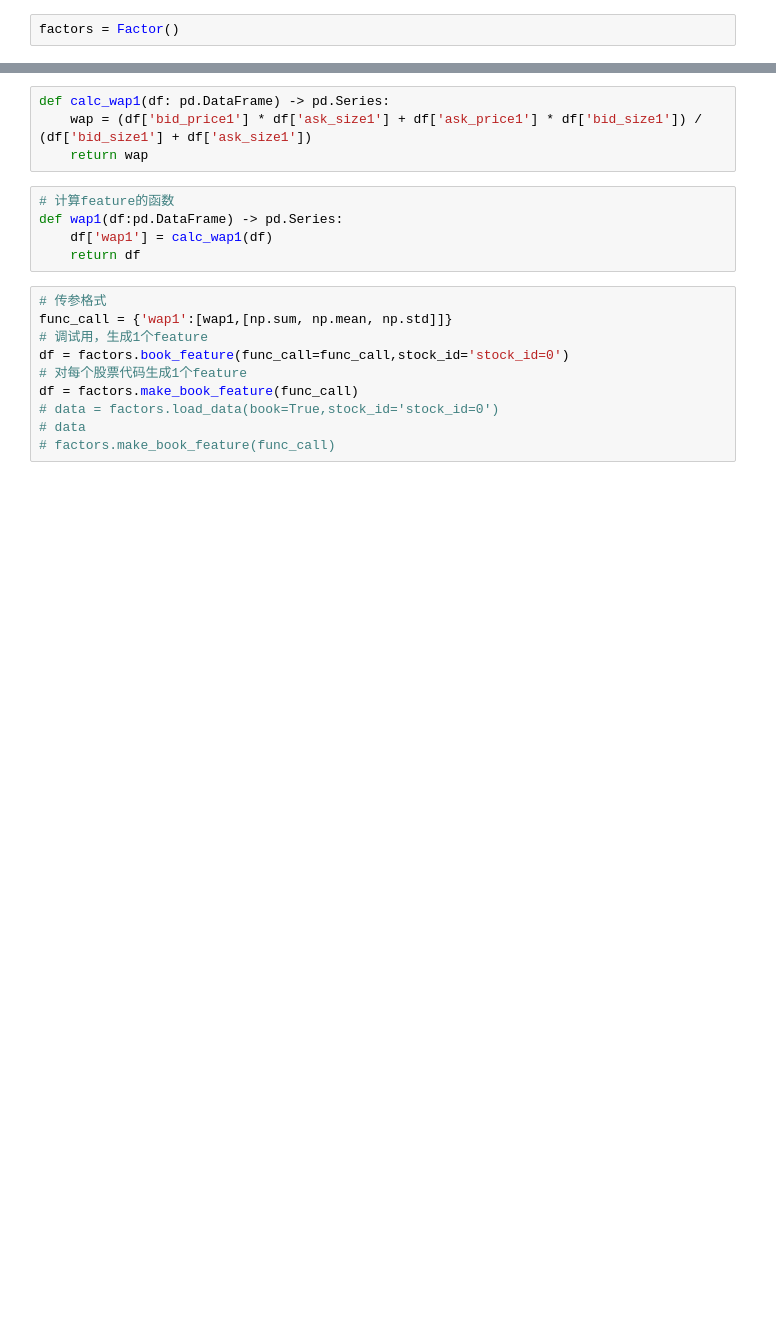
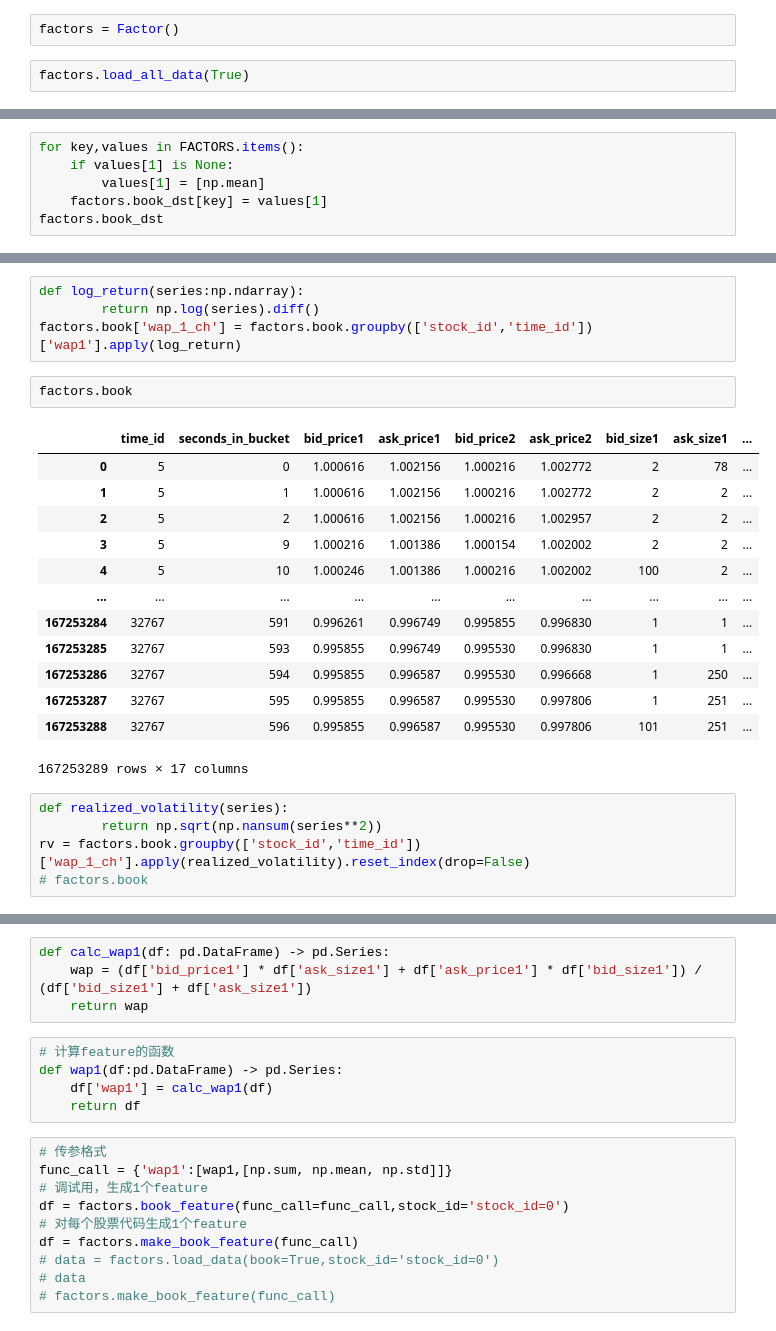
Before and after one commit to Maroon1989/RV_CIS_4190, a Jupyter notebook: fac_cal_demo.ipynb, the cells around one changed output, grey strips where cells are left out. Drawn from its saved outputs; the diff is of its cells as text; blank space fills up the shorter version.

```diff
--- a/fac_cal_demo.ipynb
+++ b/fac_cal_demo.ipynb
@@ -7,2 +6,4 @@ from Factor_Calculate import Factor
 # %%
 factors = Factor()
+# %%
+factors.load_all_data(True)
@@ -8,0 +14,6 @@ factors = Factor()
+# %%
+for key,values in FACTORS.items():
+    if values[1] is None:
+        values[1] = [np.mean]
+    factors.book_dst[key] = values[1]
+factors.book_dst
@@ -8,0 +67,25 @@ factors = Factor()
+# %%
+def log_return(series:np.ndarray):
+        return np.log(series).diff()
+factors.book['wap_1_ch'] = factors.book.groupby(['stock_id','time_id'])['wap1'].apply(log_return)
+# %%
+factors.book
+# %% [output]
+|  | time_id | seconds_in_bucket | bid_price1 | ask_price1 | bid_price2 | ask_price2 | bid_size1 | ask_size1 | ... |
+| 0 | 5 | 0 | 1.000616 | 1.002156 | 1.000216 | 1.002772 | 2 | 78 | ... |
+| 1 | 5 | 1 | 1.000616 | 1.002156 | 1.000216 | 1.002772 | 2 | 2 | ... |
+| 2 | 5 | 2 | 1.000616 | 1.002156 | 1.000216 | 1.002957 | 2 | 2 | ... |
+| 3 | 5 | 9 | 1.000216 | 1.001386 | 1.000154 | 1.002002 | 2 | 2 | ... |
+| 4 | 5 | 10 | 1.000246 | 1.001386 | 1.000216 | 1.002002 | 100 | 2 | ... |
+| ... | ... | ... | ... | ... | ... | ... | ... | ... | ... |
+| 167253284 | 32767 | 591 | 0.996261 | 0.996749 | 0.995855 | 0.996830 | 1 | 1 | ... |
+| 167253285 | 32767 | 593 | 0.995855 | 0.996749 | 0.995530 | 0.996830 | 1 | 1 | ... |
+| 167253286 | 32767 | 594 | 0.995855 | 0.996587 | 0.995530 | 0.996668 | 1 | 250 | ... |
+| 167253287 | 32767 | 595 | 0.995855 | 0.996587 | 0.995530 | 0.997806 | 1 | 251 | ... |
+| 167253288 | 32767 | 596 | 0.995855 | 0.996587 | 0.995530 | 0.997806 | 101 | 251 | ... |
+167253289 rows × 17 columns
+# %%
+def realized_volatility(series):
+        return np.sqrt(np.nansum(series**2))
+rv = factors.book.groupby(['stock_id','time_id'])['wap_1_ch'].apply(realized_volatility).reset_index(drop=False)
+# factors.book
```
Also changed, not shown: parts of 7 cells of this notebook, 6 other files.
